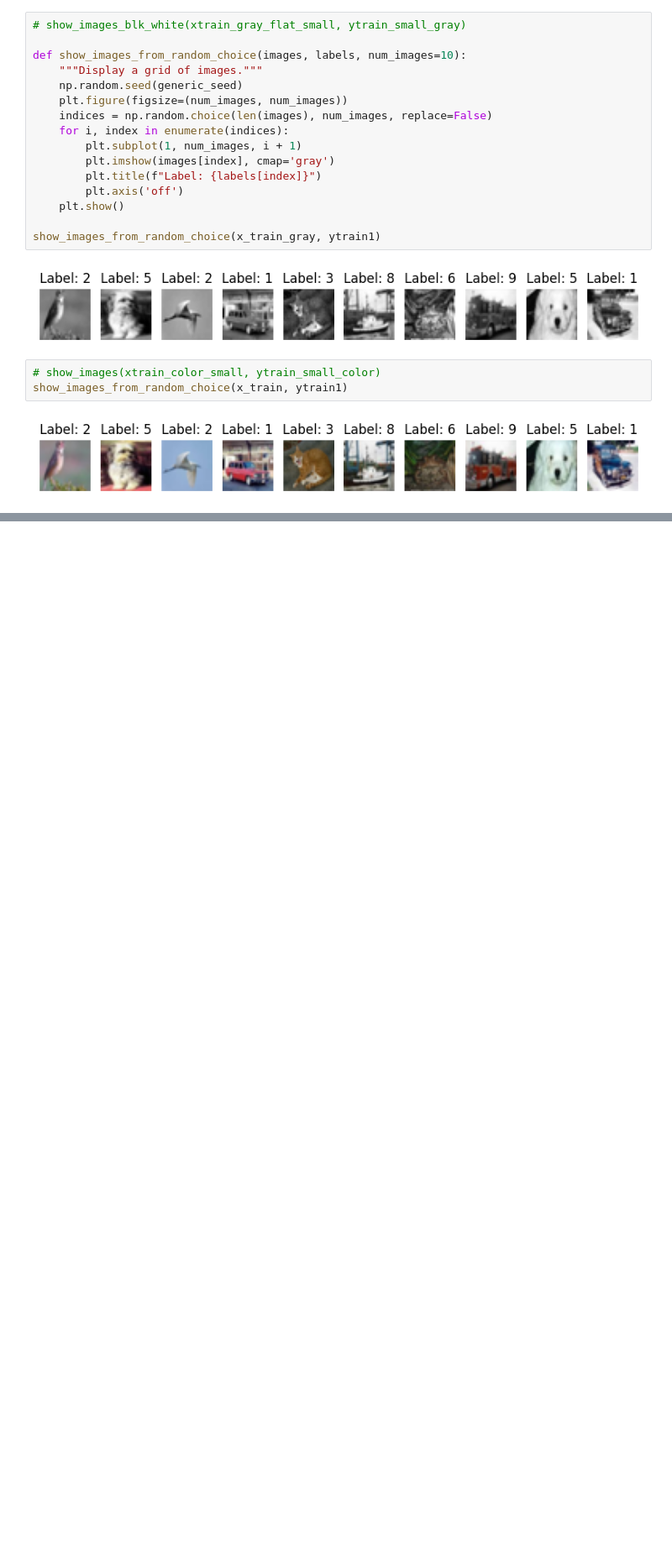
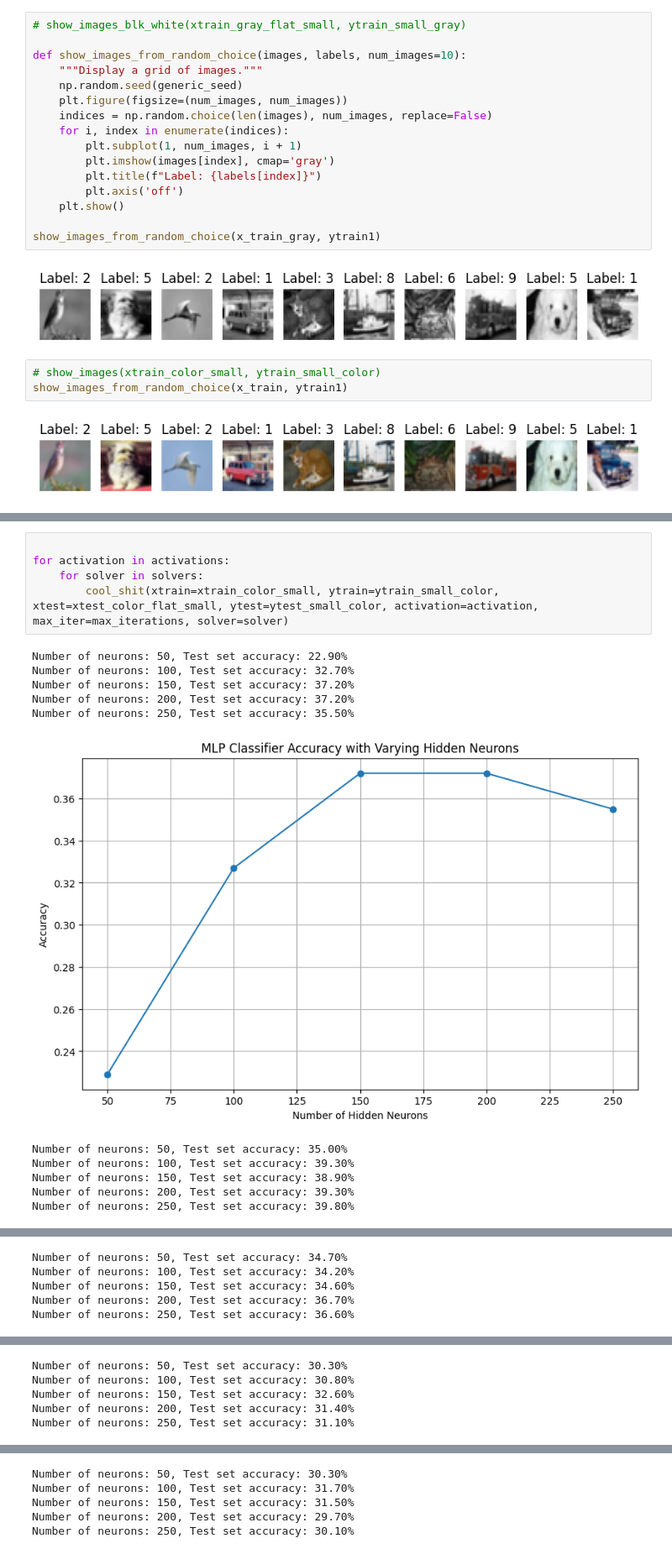
Before and after one commit to 26dre/178_final, a Jupyter notebook: NeuralNetworks.ipynb, the cells around one changed output, grey strips where cells are left out. Shown at 84% size. Saved outputs shown, nothing was run; the diff lists cells and outputs as text; blank space fills up the shorter version.

```diff
--- a/NeuralNetworks.ipynb
+++ b/NeuralNetworks.ipynb
@@ -399,0 +413,17 @@ Test accuracy: 0.336    Train accuracy 0.336
+# %%
+
+for activation in activations:
+    for solver in solvers:
+        cool_shit(xtrain=xtrain_color_small, ytrain=ytrain_small_color, xtest=xtest_color_flat_small, ytest=ytest_small_color, activation=activation, max_iter=max_iterations, solver=solver)
+# %% [output]
+Number of neurons: 50, Test set accuracy: 22.90%
+Number of neurons: 100, Test set accuracy: 32.70%
+Number of neurons: 150, Test set accuracy: 37.20%
+Number of neurons: 200, Test set accuracy: 37.20%
+Number of neurons: 250, Test set accuracy: 35.50%
+[figure, added]
+Number of neurons: 50, Test set accuracy: 35.00%
+Number of neurons: 100, Test set accuracy: 39.30%
+Number of neurons: 150, Test set accuracy: 38.90%
+Number of neurons: 200, Test set accuracy: 39.30%
+Number of neurons: 250, Test set accuracy: 39.80%
@@ -399,0 +431,5 @@ Test accuracy: 0.336    Train accuracy 0.336
+Number of neurons: 50, Test set accuracy: 34.70%
+Number of neurons: 100, Test set accuracy: 34.20%
+Number of neurons: 150, Test set accuracy: 34.60%
+Number of neurons: 200, Test set accuracy: 36.70%
+Number of neurons: 250, Test set accuracy: 36.60%
@@ -399,0 +437,5 @@ Test accuracy: 0.336    Train accuracy 0.336
+Number of neurons: 50, Test set accuracy: 30.30%
+Number of neurons: 100, Test set accuracy: 30.80%
+Number of neurons: 150, Test set accuracy: 32.60%
+Number of neurons: 200, Test set accuracy: 31.40%
+Number of neurons: 250, Test set accuracy: 31.10%
@@ -399,0 +443,5 @@ Test accuracy: 0.336    Train accuracy 0.336
+Number of neurons: 50, Test set accuracy: 30.30%
+Number of neurons: 100, Test set accuracy: 31.70%
+Number of neurons: 150, Test set accuracy: 31.50%
+Number of neurons: 200, Test set accuracy: 29.70%
+Number of neurons: 250, Test set accuracy: 30.10%
```
Also changed, not shown: parts of 23 cells of this notebook, 1 other file.
